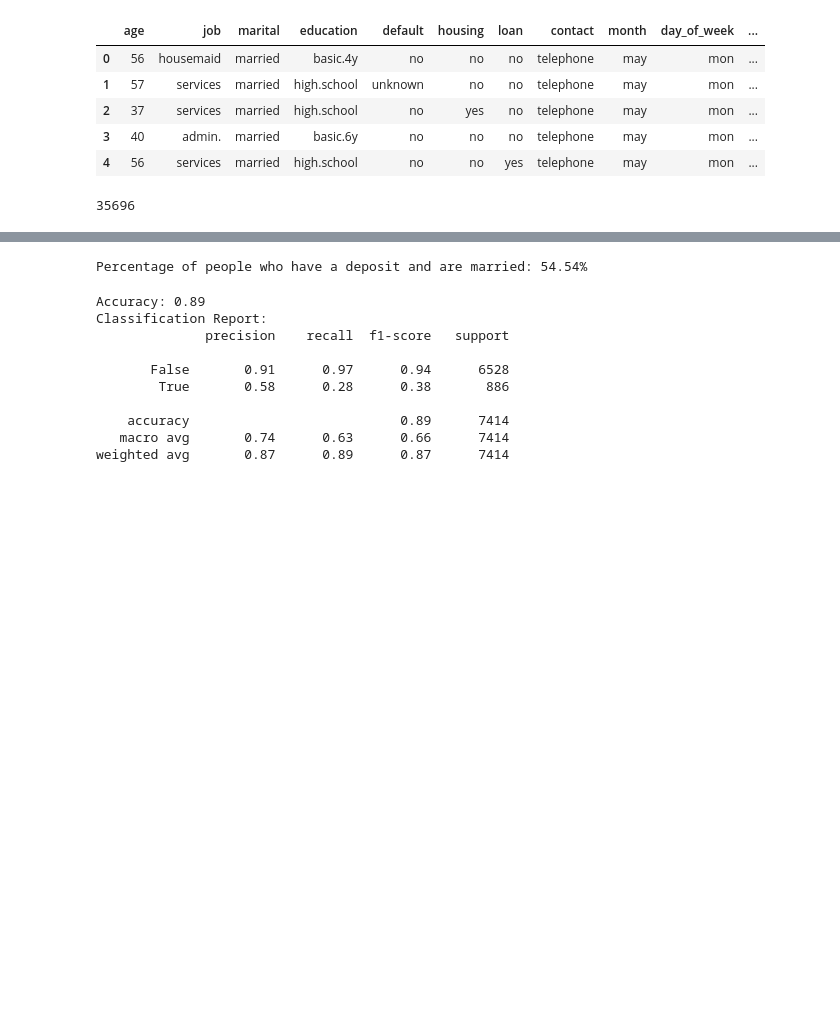
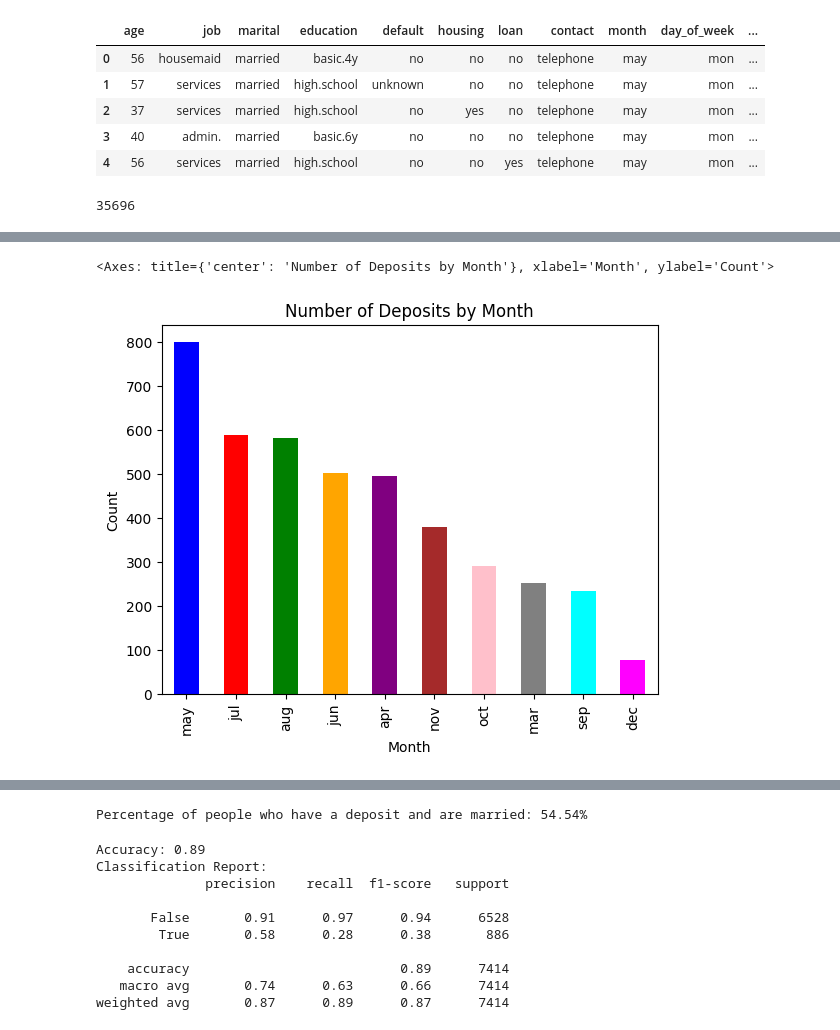
Before and after one commit to levi-wj/bank_case_study, a Jupyter notebook: josh_starter_bank.ipynb, the cells around one changed output, grey strips where cells are left out. Drawn from its saved outputs; the diff is of its cells as text; code cells hidden in the pictures; blank space fills up the shorter version.

Commit message:
More visuals

```diff
--- a/josh_starter_bank.ipynb
+++ b/josh_starter_bank.ipynb
@@ -37,0 +21,9 @@ have_deposit
+# %%
+have_deposit = df[df['y'] == 'yes']
+colors = ['blue', 'red', 'green', 'orange', 'purple', 'brown', 'pink', 'gray', 'cyan', 'magenta']
+
+# Plot the bar chart with different colors for each bar
+have_deposit.month.value_counts().plot(kind='bar', color=colors, xlabel='Month', ylabel='Count', title='Number of Deposits by Month')
+# %% [output]
+<Axes: title={'center': 'Number of Deposits by Month'}, xlabel='Month', ylabel='Count'>
+[figure, added]
```
Also changed, not shown: parts of 2 cells of this notebook.
